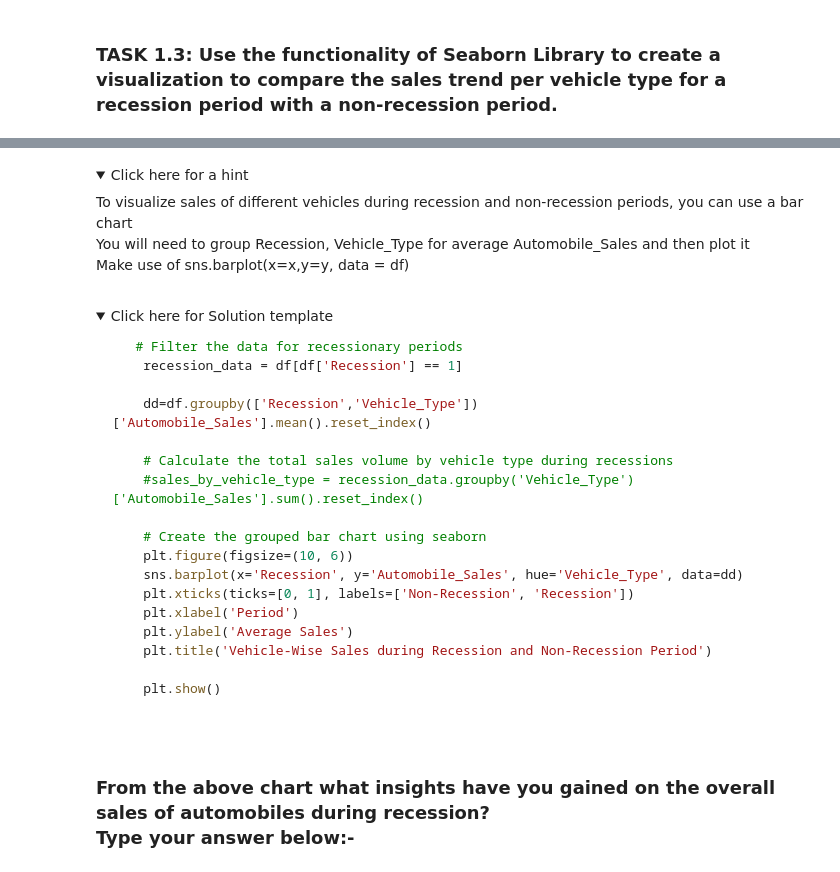
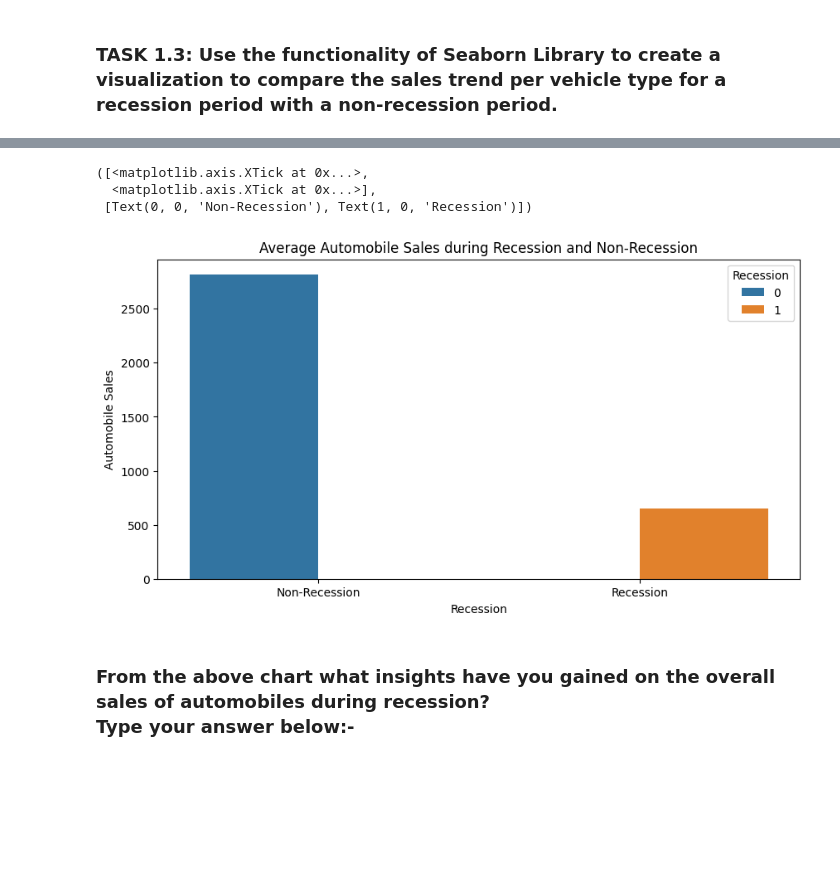
Before and after one commit to phanduchuyyyy/automobile_sales_trend, a Jupyter notebook: data visual p1.ipynb, the cells around one changed output, grey strips where cells are left out. Drawn from its saved outputs; the diff is of its cells as text; code cells hidden in the pictures; folded sections open; blank space fills up the shorter version.

````diff
--- a/data visual p1.ipynb
+++ b/data visual p1.ipynb
@@ -353,35 +156,17 @@ Save this plot as "Line_Plot_2.png"</span><br>
-# %% [markdown]
-<details><summary>Click here for a hint</summary>
-
-<p>
-     To visualize sales of different vehicles during recession and non-recession periods, you can use a bar chart
-        <br> You will need to group Recession, Vehicle_Type for average Automobile_Sales and then plot it<br>
-    Make use of sns.barplot(x=x,y=y, data = df)</p>
-</details>
-# %% [markdown]
-<details>
-<summary>Click here for Solution template</summary>
-
-```python
-   # Filter the data for recessionary periods
-    recession_data = df[df['Recession'] == 1]
-
-    dd=df.groupby(['Recession','Vehicle_Type'])['Automobile_Sales'].mean().reset_index()
-
-    # Calculate the total sales volume by vehicle type during recessions
-    #sales_by_vehicle_type = recession_data.groupby('Vehicle_Type')['Automobile_Sales'].sum().reset_index()
-
-    # Create the grouped bar chart using seaborn
-    plt.figure(figsize=(10, 6))
-    sns.barplot(x='Recession', y='Automobile_Sales', hue='Vehicle_Type', data=dd)
-    plt.xticks(ticks=[0, 1], labels=['Non-Recession', 'Recession'])
-    plt.xlabel('Period')
-    plt.ylabel('Average Sales')
-    plt.title('Vehicle-Wise Sales during Recession and Non-Recession Period')
-
-    plt.show()
-
-```
-</details>
+# %%
+new_df = df.groupby('Recession')['Automobile_Sales'].mean().reset_index()
+
+    # Create the bar chart using seaborn
+plt.figure(figsize=(10,5))
+sns.barplot(x='Recession', y='Automobile_Sales', hue='Recession',  data=new_df)
+plt.xlabel('Recession')
+plt.ylabel('Automobile Sales')
+plt.title('Average Automobile Sales during Recession and Non-Recession')
+plt.xticks(ticks=[0, 1], labels=['Non-Recession', 'Recession'])
+# %% [output]
+([<matplotlib.axis.XTick at 0x...>,
+  <matplotlib.axis.XTick at 0x...>],
+ [Text(0, 0, 'Non-Recession'), Text(1, 0, 'Recession')])
+[figure, added]
 # %% [markdown]
 ### From the above chart what insights have you gained on the overall sales of automobiles during recession? <br> Type your answer below:-
````
Also changed, not shown: parts of 84 cells of this notebook.
